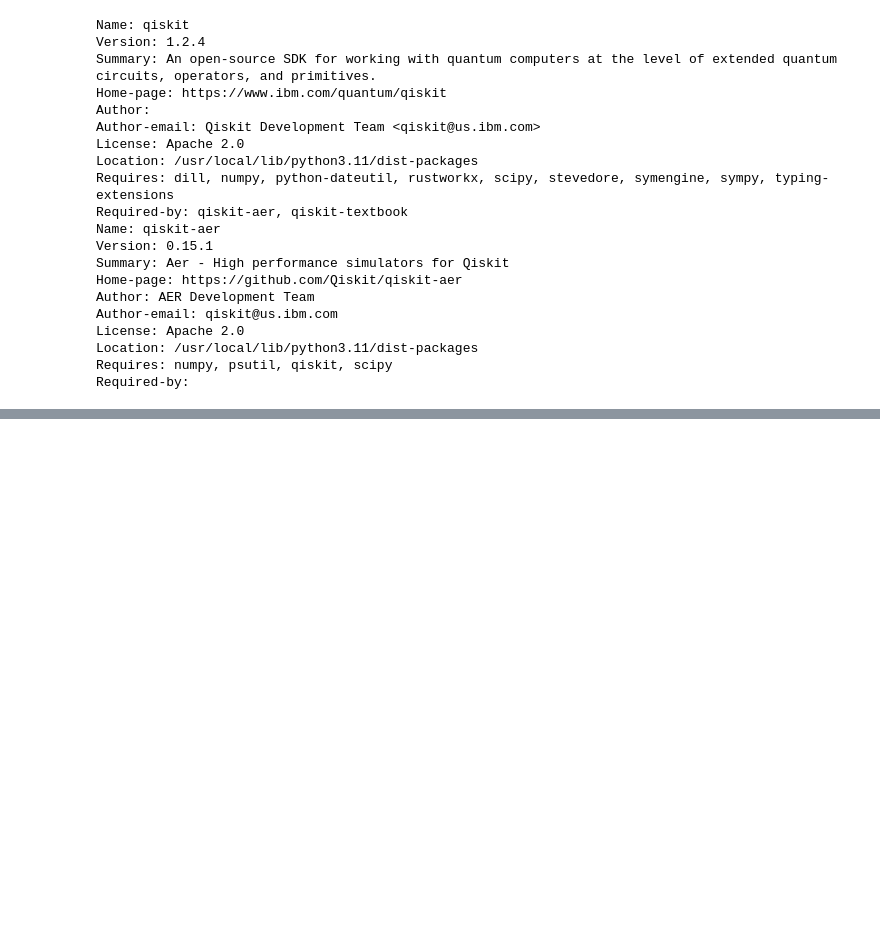
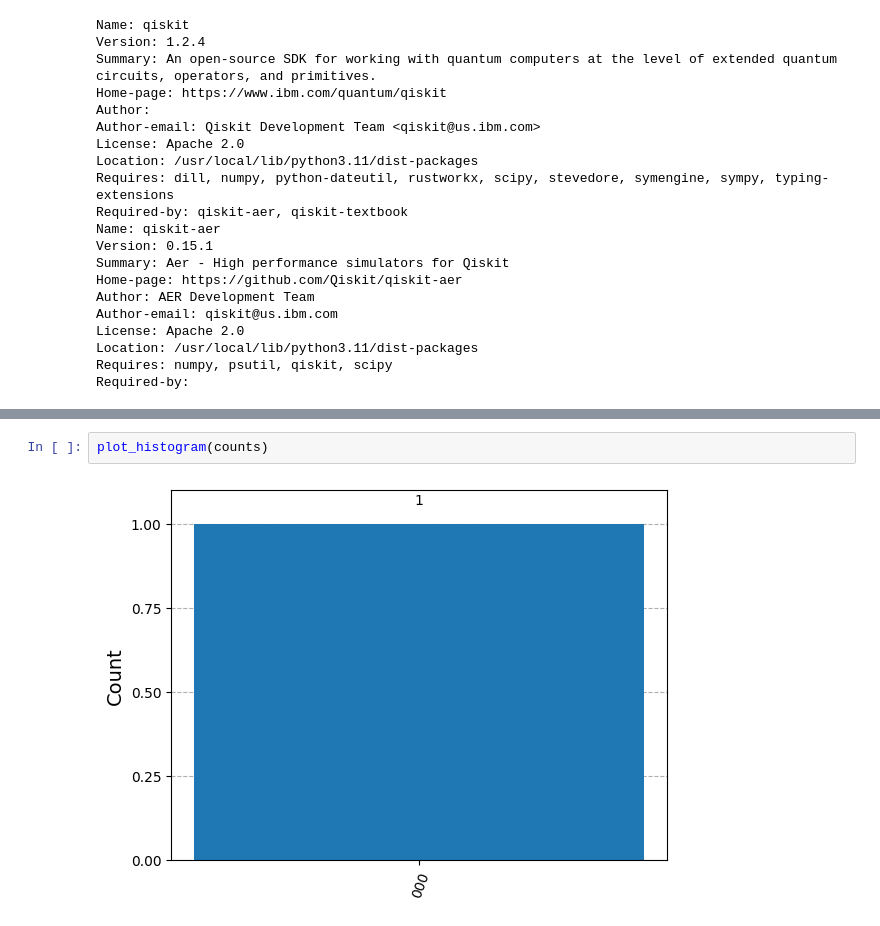
Before and after one commit to mkbahk/QuantumComputing, a Jupyter notebook: QuantumToyAlgorithm_WState_00_statevector.ipynb, the cells around one changed output, grey strips where cells are left out. Drawn from its saved outputs; the diff is of its cells as text; blank space fills up the shorter version.

```diff
--- a/QuantumToyAlgorithm_WState_00_statevector.ipynb
+++ b/QuantumToyAlgorithm_WState_00_statevector.ipynb
@@ -101,0 +114,4 @@ $$\frac{\sqrt{2}}{4} |000\rangle+\frac{\sqrt{2}}{4} |001\rangle+\frac{\sqrt{2}}{
+# %%
+plot_histogram(counts)
+# %% [output]
+[figure, added]
```
Also changed, not shown: parts of 14 cells of this notebook.
